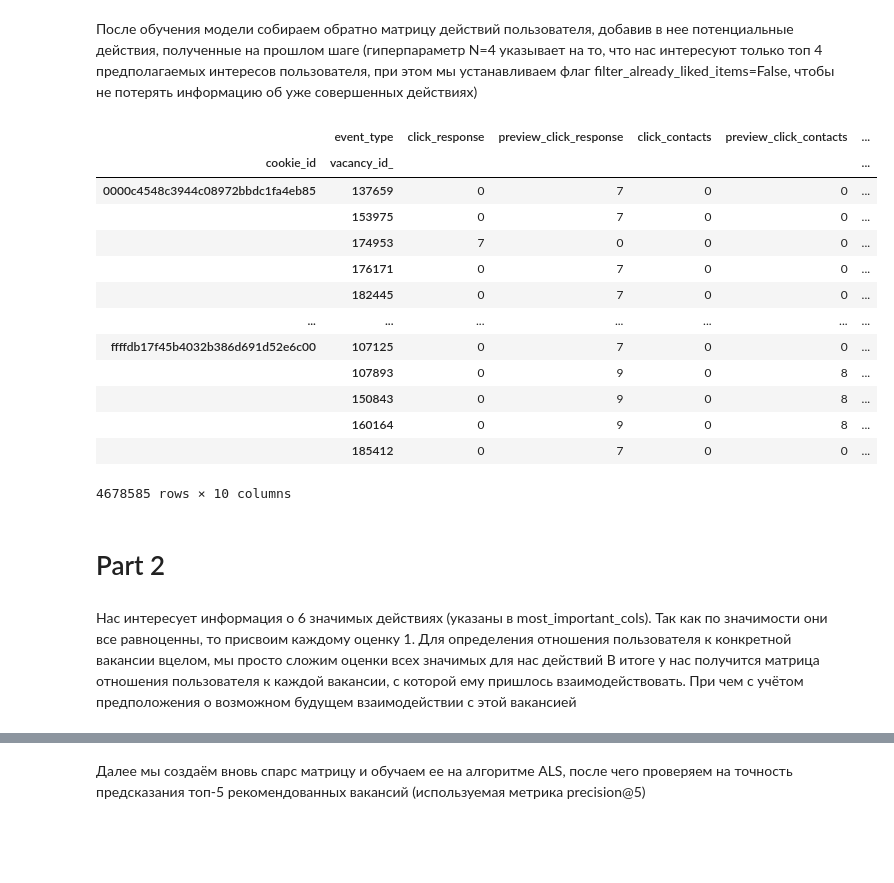
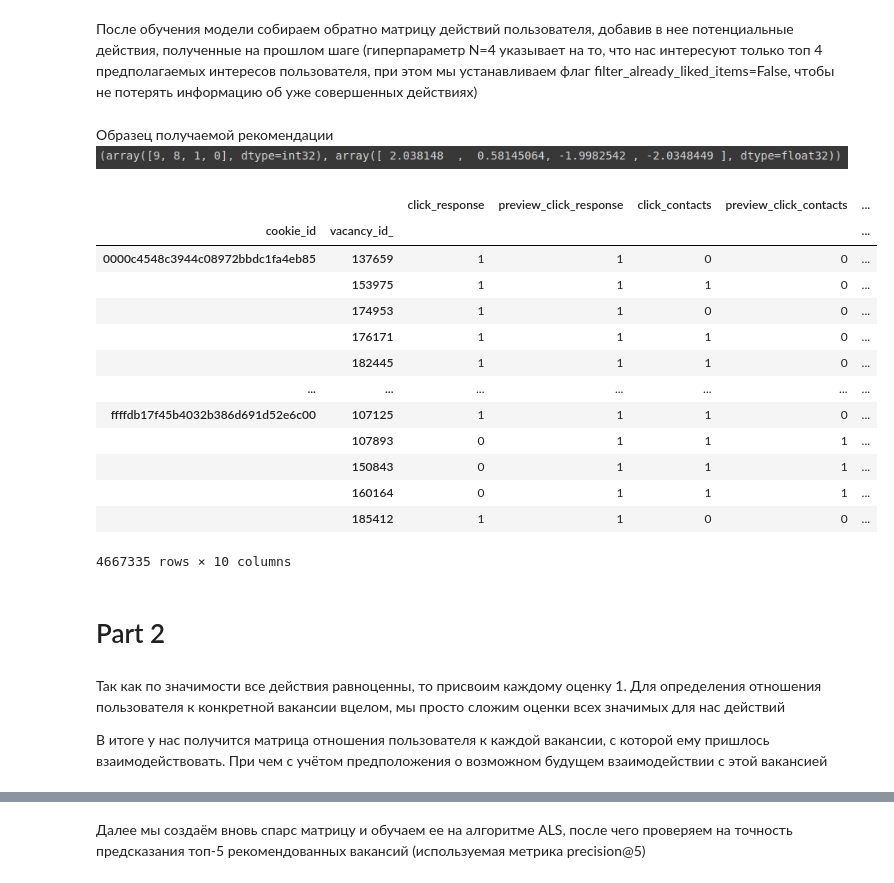
Before and after one commit to rufous86/mipt_hackathon_2023_BBB, a Jupyter notebook: BBB_hackaton_recommender.ipynb, the cells around one changed output, grey strips where cells are left out. Cells and saved outputs as stored; diff of their text form; code cells hidden in the pictures; blank space fills up the shorter version.

```diff
--- a/BBB_hackaton_recommender.ipynb
+++ b/BBB_hackaton_recommender.ipynb
@@ -42,14 +129,13 @@ df_coo
 # %%
 df_coo = df_coo.reset_index()
 df_index = df_coo[['cookie_id', 'vacancy_id_']]
-df_values = df_coo[['click_response', 'preview_click_response',
+values_cols = ['click_response', 'preview_click_response',
                 'click_contacts', 'click_favorite',
                 'click_phone', 'preview_click_contacts',
                 'preview_click_favorite', 'preview_click_phone',
-                'preview_click_vacancy', 'show_vacancy']]
+                'preview_click_vacancy', 'show_vacancy']
 
 display(df_index.head(3))
-display(df_values.head(3))
 # %% [output]
 | event_type | cookie_id | vacancy_id_ |
 | 0 | 0000c4548c3944c08972bbdc1fa4eb85 | 137659 |
@@ -62,5 +144,5 @@ display(df_values.head(3))
 # %%
-user_item_data = csr_matrix(df_values.values)
+user_item_data = csr_matrix(df_coo[values_cols].values)
 # %% [markdown]
 Bayesian Personalized Ranking (BPR) - это модель рекомендаций, которая используется для ранжирования элементов в персонализированном списке рекомендаций. BPR использует методы байесовского вывода для обучения модели, которая может ранжировать элементы в списке на основе предпочтений пользователя. Он был представлен в 2009 году статьей "BPR: Bayesian Personalized Ranking from Implicit Feedback".
 
@@ -78,52 +160,59 @@ BPR использует матричное разложение для извл
 - BPR не использует явных оценок элементов, что может привести к менее точным рекомендациям, особенно для новых пользователей, у которых еще нет истории покупок.
 - BPR может быть более сложным для понимания и реализации, чем другие модели рекомендаций.
 # %%
-model = implicit.bpr.BayesianPersonalizedRanking()
+model = implicit.bpr.BayesianPersonalizedRanking(150)
 model.fit(user_item_data)
 # %% [markdown]
 После обучения модели собираем обратно матрицу действий пользователя, добавив в нее потенциальные действия, полученные на прошлом шаге (гиперпараметр N=4 указывает на то, что нас интересуют только топ 4 предполагаемых интересов пользователя, при этом мы устанавливаем флаг filter_already_liked_items=False, чтобы не потерять информацию об уже совершенных действиях)
+# %% [markdown]
+Образец получаемой рекомендации
+![image.png](embedded-picture-1)
 # %%
 data = []
-for i in tqdm(df_values.index):
+for i in tqdm(df_coo[values_cols].index):
     userid = i
     recommendations = model.recommend(userid,
                                       user_item_data[userid],
-                                      N=4,
+                                      N=6,
                                       filter_already_liked_items=False)
     pred_values = [0] * 10
-    for idx, i in enumerate(recommendations[0]):
-        pred_values[i] = 9 - idx
+    for i in recommendations[0]:
+        pred_values[i] = 1
     data.append(pred_values)
 # %%
-df_after_BPR = pd.DataFrame(data=data, columns=df_values.columns)
+df_after_BPR = pd.DataFrame(data=data, columns=values_cols)
 df_after_BPR[['cookie_id', 'vacancy_id_']] = df_index[['cookie_id', 'vacancy_id_']]
-new_order = [ 'cookie_id', 'vacancy_id_', 'click_response',
-        'preview_click_response', 'click_contacts', 'preview_click_contacts',
-       'click_favorite', 'preview_click_favorite', 'click_phone',
-        'preview_click_phone', 'show_vacancy', 'preview_click_vacancy']
+new_order = [ 'cookie_id', 'vacancy_id_',
+             'click_response', 'preview_click_response',
+             'click_contacts', 'preview_click_contacts',
+             'click_phone', 'preview_click_phone',
+             'click_favorite', 'preview_click_favorite',
+             'show_vacancy', 'preview_click_vacancy',
+        ]
 df_after_BPR = df_after_BPR[new_order]
 df_after_BPR = df_after_BPR.set_index(['cookie_id', 'vacancy_id_'])
 df_after_BPR
 # %% [output]
-|  | event_type | click_response | preview_click_response | click_contacts | preview_click_contacts | ... |
+|  |  | click_response | preview_click_response | click_contacts | preview_click_contacts | ... |
 | cookie_id | vacancy_id_ |  |  |  |  | ... |
-| 0000c4548c3944c08972bbdc1fa4eb85 | 137659 | 0 | 7 | 0 | 0 | ... |
-|  | 153975 | 0 | 7 | 0 | 0 | ... |
-|  | 174953 | 7 | 0 | 0 | 0 | ... |
-|  | 176171 | 0 | 7 | 0 | 0 | ... |
-|  | 182445 | 0 | 7 | 0 | 0 | ... |
+| 0000c4548c3944c08972bbdc1fa4eb85 | 137659 | 1 | 1 | 0 | 0 | ... |
+|  | 153975 | 1 | 1 | 1 | 0 | ... |
+|  | 174953 | 1 | 1 | 0 | 0 | ... |
+|  | 176171 | 1 | 1 | 1 | 0 | ... |
+|  | 182445 | 1 | 1 | 1 | 0 | ... |
 | ... | ... | ... | ... | ... | ... | ... |
-| ffffdb17f45b4032b386d691d52e6c00 | 107125 | 0 | 7 | 0 | 0 | ... |
-|  | 107893 | 0 | 9 | 0 | 8 | ... |
-|  | 150843 | 0 | 9 | 0 | 8 | ... |
-|  | 160164 | 0 | 9 | 0 | 8 | ... |
-|  | 185412 | 0 | 7 | 0 | 0 | ... |
+| ffffdb17f45b4032b386d691d52e6c00 | 107125 | 1 | 1 | 1 | 0 | ... |
+|  | 107893 | 0 | 1 | 1 | 1 | ... |
+|  | 150843 | 0 | 1 | 1 | 1 | ... |
+|  | 160164 | 0 | 1 | 1 | 1 | ... |
+|  | 185412 | 1 | 1 | 0 | 0 | ... |
-4678585 rows × 10 columns
+4667335 rows × 10 columns
 # %% [markdown]
 # Part 2
 # %% [markdown]
-Нас интересует информация о 6 значимых действиях (указаны в most_important_cols). Так как по значимости они все равноценны, то присвоим каждому оценку 1.
+Так как по значимости все действия равноценны, то присвоим каждому оценку 1.
 Для определения отношения пользователя к конкретной вакансии вцелом, мы просто сложим оценки всех значимых для нас действий
+
 В итоге у нас получится матрица отношения пользователя к каждой вакансии, с которой ему пришлось взаимодействовать. При чем с учётом предположения о возможном будущем взаимодействии с этой вакансией
 # %%
 # marking
```
Also changed, not shown: parts of 25 cells of this notebook.
